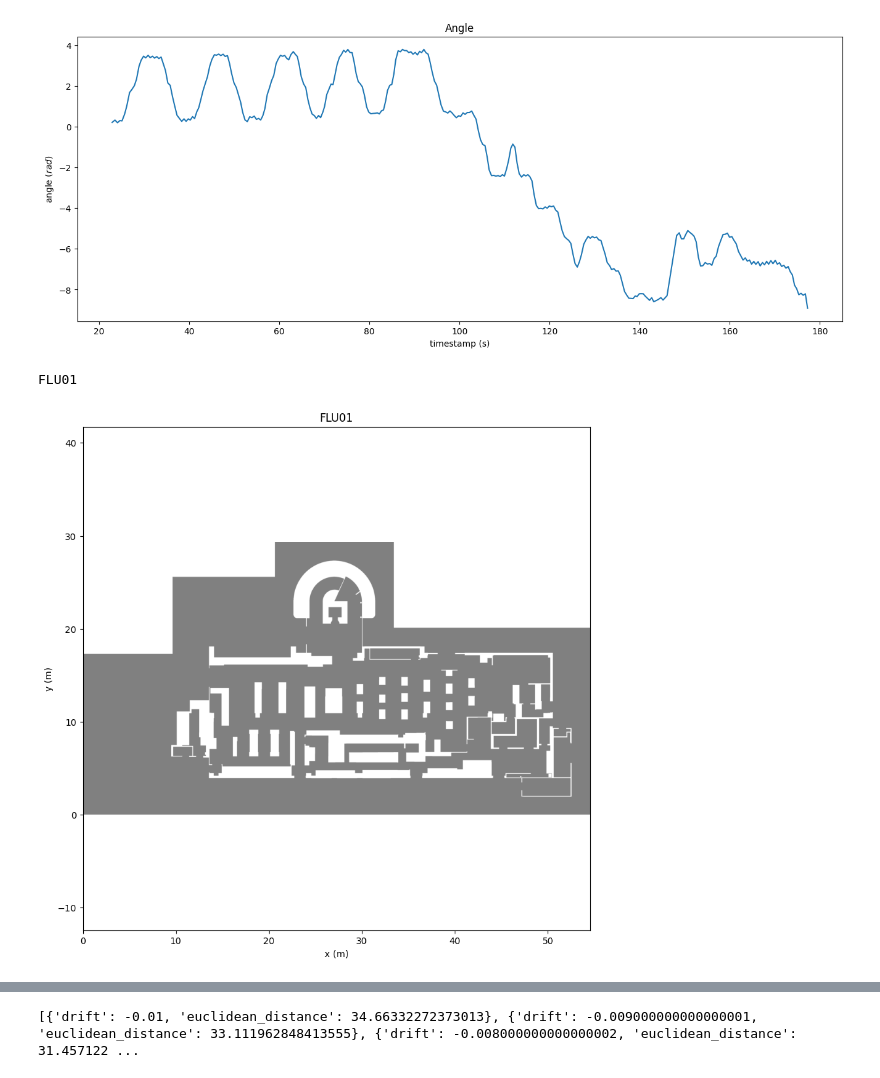
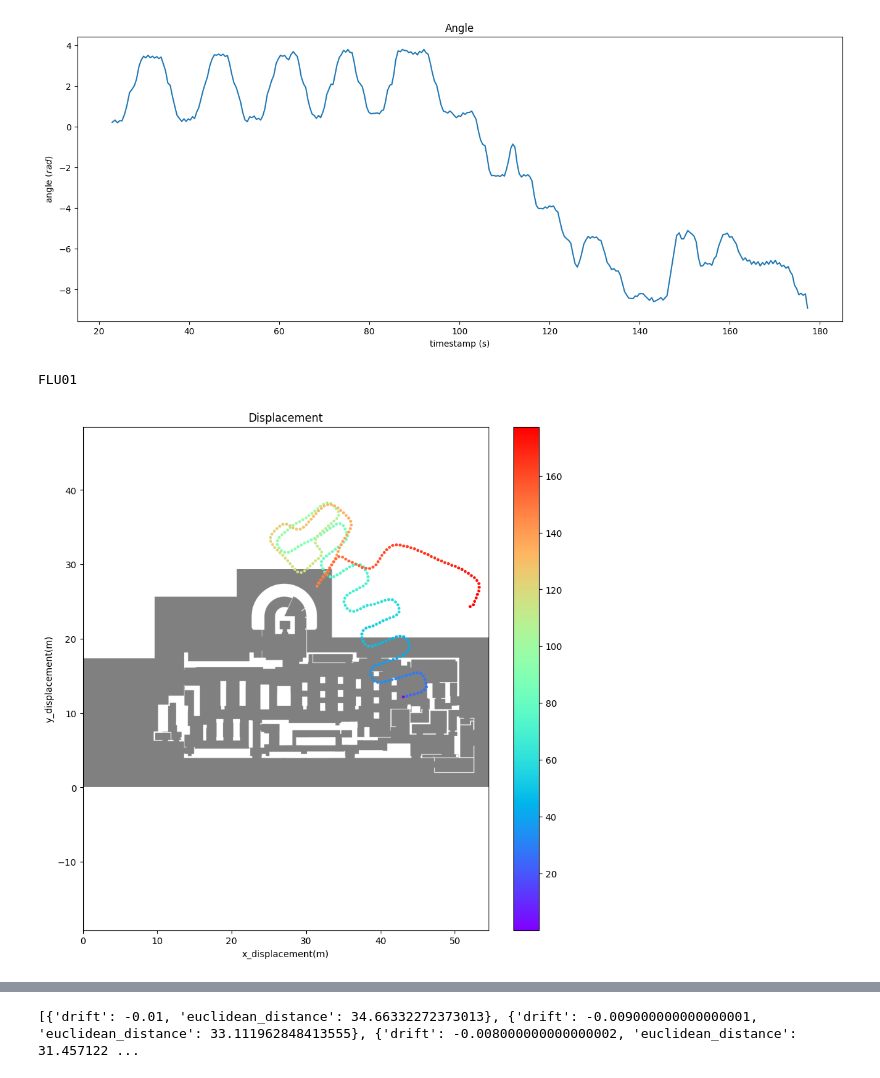
Before and after one commit to happy663/xDR-Challenge-2023-EvaalAPI-server-access, a Jupyter notebook: dataset/src/main_ble.ipynb, the cells around one changed output, grey strips where cells are left out. Cells and saved outputs as stored; diff of their text form; code cells hidden in the pictures.

```diff
--- a/dataset/src/main.ipynb
+++ b/dataset/src/main_ble.ipynb
@@ -173,30 +173,30 @@ plt.show()
 # %%
 # 1 pixel of bmp represents 0.01 m
 dx = 0.01
 dy = 0.01
 
 # read bitmap image of the floor movable areas
 map_dict = {}
 for floor_name in FLOOR_NAMES:
     map_dict[floor_name] = estimate.load_bitmap(
         GIS_BASE_PATH + floor_name + "_0.01_0.01.bmp")
 
 
 floor_name = gt_ref['floor'].values[0]
 print(floor_name)
 
 estimate.plot_map(map_dict,floor_name, dx, dy)
 
-# peek_angle = estimate.convert_to_peek_angle(gyro,acc,peaks)
-# cumulative_displacement_df = estimate.calculate_cumulative_displacement(peek_angle.ts, peek_angle['x'], 0.5, {"x":gt_ref.x[0],"y":gt_ref.y[0]},gt_ref['%time'][0])
+peek_angle = estimate.convert_to_peek_angle(gyro,acc,peaks)
+cumulative_displacement_df = estimate.calculate_cumulative_displacement(peek_angle.ts, peek_angle['x'], 0.5, {"x":gt_ref.x[0],"y":gt_ref.y[0]},gt_ref['%time'][0])
 
-# plt.colorbar(
-#     plt.scatter(cumulative_displacement_df.x_displacement, cumulative_displacement_df.y_displacement, c=cumulative_displacement_df.ts, cmap="rainbow",s=5))
+plt.colorbar(
+    plt.scatter(cumulative_displacement_df.x_displacement, cumulative_displacement_df.y_displacement, c=cumulative_displacement_df.ts, cmap="rainbow",s=5))
 
-# plt.xlabel("x_displacement(m)")
-# plt.ylabel("y_displacement(m)")
-# plt.title("Displacement")
-# plt.show()
+plt.xlabel("x_displacement(m)")
+plt.ylabel("y_displacement(m)")
+plt.title("Displacement")
+plt.show()
 # %% [output]
 FLU01
-[figure, old version]
+[figure, new version]
```
Also changed, not shown: parts of 3 cells of this notebook, 5 other files.
